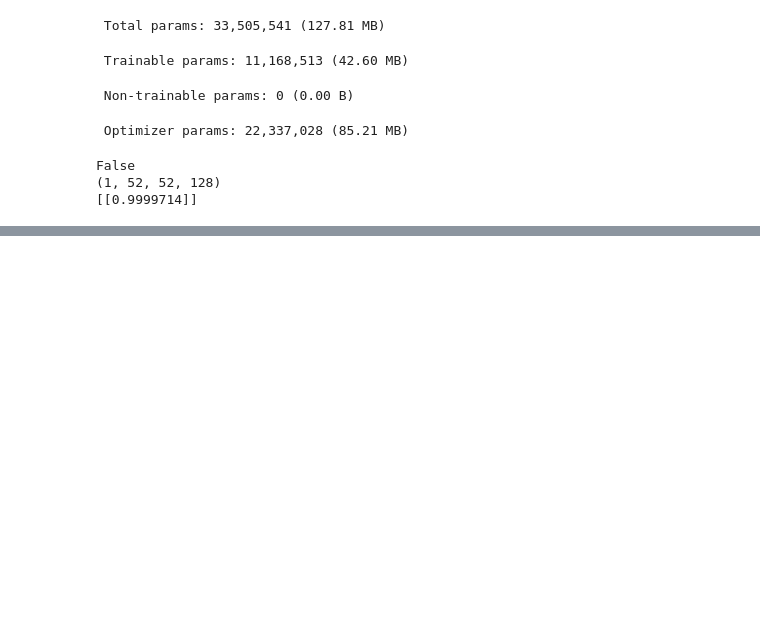
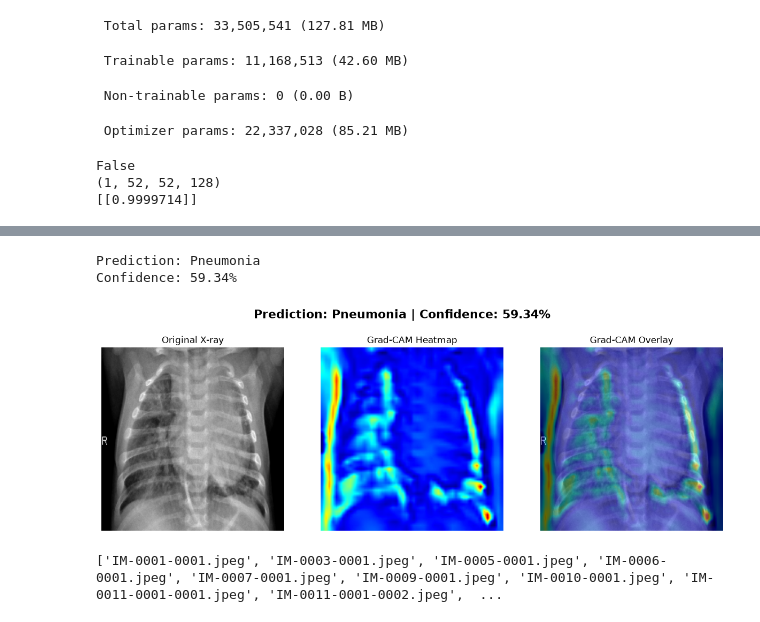
Before and after one commit to suhani2112/medical-image-classification-xai, a Jupyter notebook: notebooks/03_gradcam_explainability.ipynb, the cells around one changed output, grey strips where cells are left out. Cells and saved outputs as stored; diff of their text form; code cells hidden in the pictures; blank space fills up the shorter version.

```diff
--- a/notebooks/03_gradcam_explainability.ipynb
+++ b/notebooks/03_gradcam_explainability.ipynb
@@ -221,0 +359,14 @@ False
+# %%
+predict_xray(r"D:\chest xray\chest_xray\test\PNEUMONIA\person100_bacteria_475.jpeg")
+# %% [output]
+Prediction: Pneumonia
+Confidence: 59.34%
+[figure, added]
+# %%
+import os
+
+normal_path = r"D:\chest xray\chest_xray\test\NORMAL"
+
+print(os.listdir(normal_path)[:10])
+# %% [output]
+['IM-0001-0001.jpeg', 'IM-0003-0001.jpeg', 'IM-0005-0001.jpeg', 'IM-0006-0001.jpeg', 'IM-0007-0001.jpeg', 'IM-0009-0001.jpeg', 'IM-0010-0001.jpeg', 'IM-0011-0001-0001.jpeg', 'IM-0011-0001-0002.jpeg',  ...
```
Also changed, not shown: parts of 18 cells of this notebook, 6 other files.
